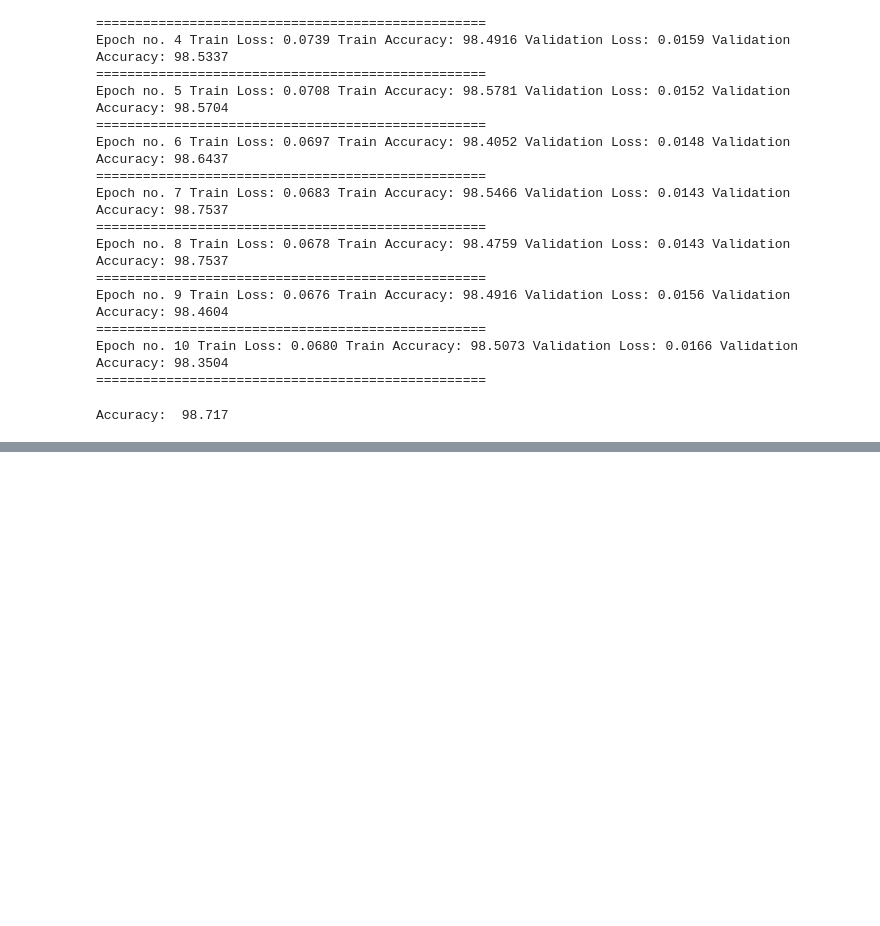
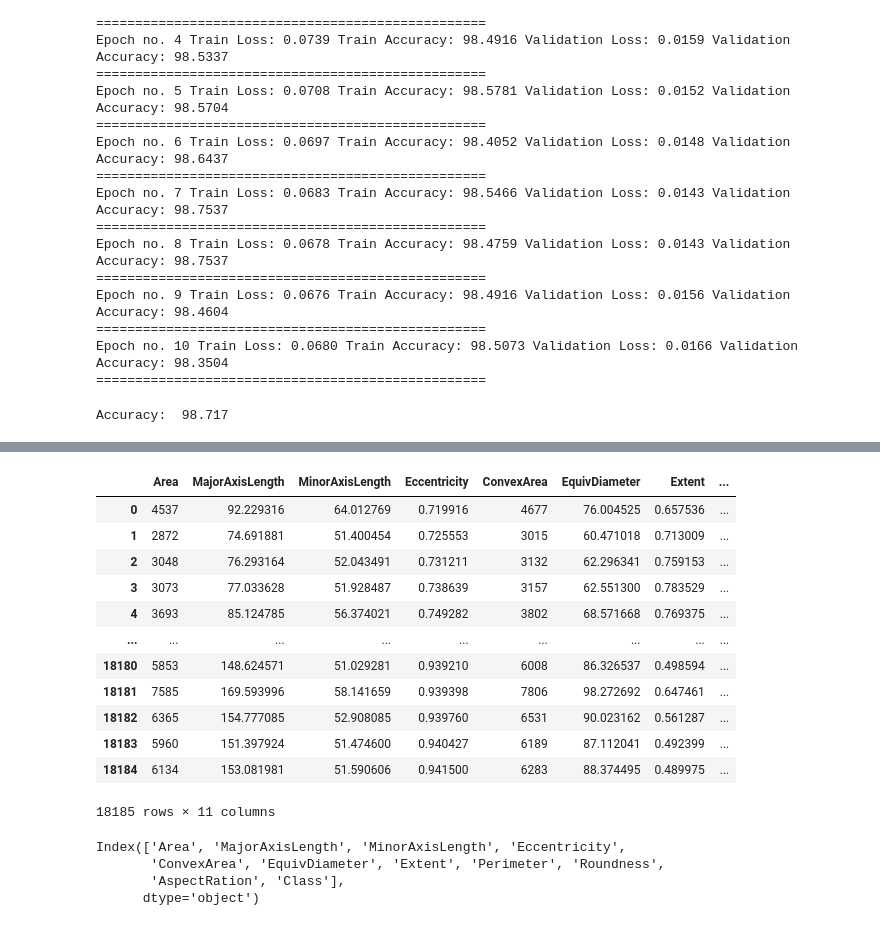
Before and after one commit to Kwesil/pytorchProjects, a Jupyter notebook: rice_type_classification/rice_type_classification.ipynb, the cells around one changed output, grey strips where cells are left out. Saved outputs shown, nothing was run; the diff lists cells and outputs as text; code cells hidden in the pictures; blank space fills up the shorter version.

```diff
--- a/rice_type_classification/rice_type_classification.ipynb
+++ b/rice_type_classification/rice_type_classification.ipynb
@@ -282,0 +294,23 @@ axes[0].legend()
+# %%
+original_rice_data
+# %% [output]
+|  | Area | MajorAxisLength | MinorAxisLength | Eccentricity | ConvexArea | EquivDiameter | Extent | ... |
+| 0 | 4537 | 92.229316 | 64.012769 | 0.719916 | 4677 | 76.004525 | 0.657536 | ... |
+| 1 | 2872 | 74.691881 | 51.400454 | 0.725553 | 3015 | 60.471018 | 0.713009 | ... |
+| 2 | 3048 | 76.293164 | 52.043491 | 0.731211 | 3132 | 62.296341 | 0.759153 | ... |
+| 3 | 3073 | 77.033628 | 51.928487 | 0.738639 | 3157 | 62.551300 | 0.783529 | ... |
+| 4 | 3693 | 85.124785 | 56.374021 | 0.749282 | 3802 | 68.571668 | 0.769375 | ... |
+| ... | ... | ... | ... | ... | ... | ... | ... | ... |
+| 18180 | 5853 | 148.624571 | 51.029281 | 0.939210 | 6008 | 86.326537 | 0.498594 | ... |
+| 18181 | 7585 | 169.593996 | 58.141659 | 0.939398 | 7806 | 98.272692 | 0.647461 | ... |
+| 18182 | 6365 | 154.777085 | 52.908085 | 0.939760 | 6531 | 90.023162 | 0.561287 | ... |
+| 18183 | 5960 | 151.397924 | 51.474600 | 0.940427 | 6189 | 87.112041 | 0.492399 | ... |
+| 18184 | 6134 | 153.081981 | 51.590606 | 0.941500 | 6283 | 88.374495 | 0.489975 | ... |
+18185 rows × 11 columns
+# %%
+original_rice_data.columns
+# %% [output]
+Index(['Area', 'MajorAxisLength', 'MinorAxisLength', 'Eccentricity',
+       'ConvexArea', 'EquivDiameter', 'Extent', 'Perimeter', 'Roundness',
+       'AspectRation', 'Class'],
+      dtype='object')
```
Also changed, not shown: parts of 1 cell of this notebook.
